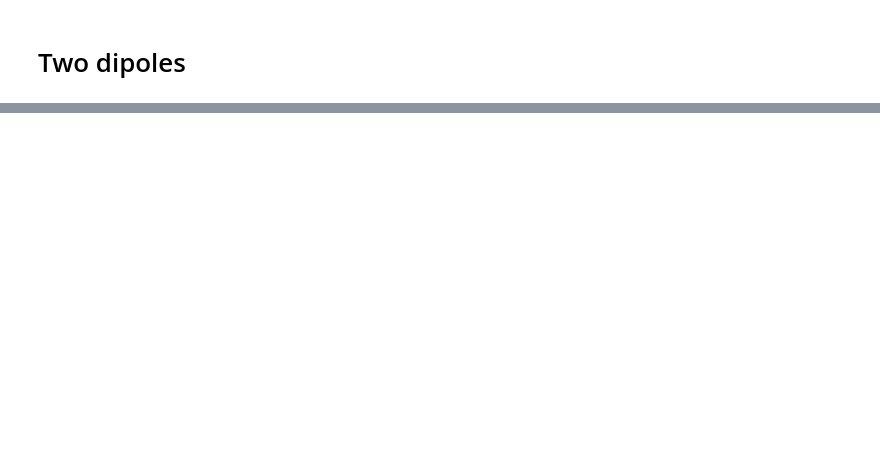
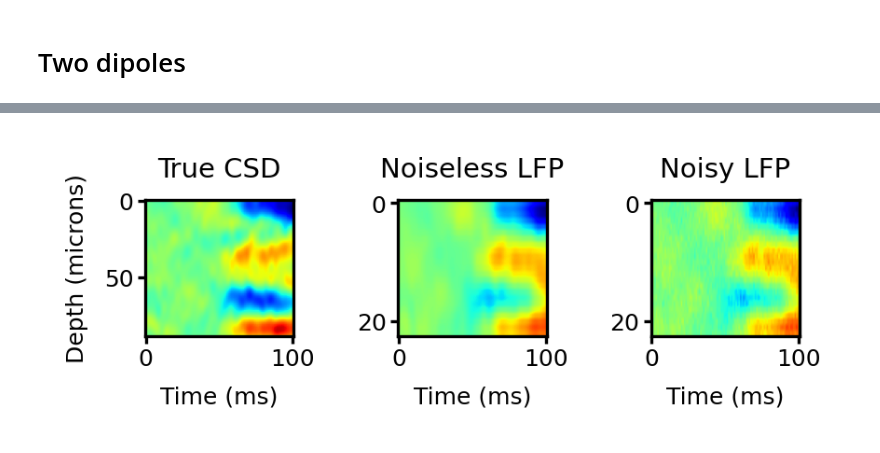
Before and after one commit to Qi-Xin/rCSD, a Jupyter notebook: simulated.ipynb, the cells around one changed output, grey strips where cells are left out. Cells and saved outputs as stored; diff of their text form; code cells hidden in the pictures; blank space fills up the shorter version.

```diff
--- a/simulated.ipynb
+++ b/simulated.ipynb
@@ -237,0 +222,82 @@ plt.show()
+# %%
+"""
+ Simulate some data with a simple template CSD (dipole-like with one spatial dimension),
+ compare GPCSD to traditional CSD and kCSD estimation with and without noise.
+ Produces Figure 1 in the paper.
+"""
+from scipy.interpolate import interp1d
+
+# %% Setup
+deltaz = 10.0   # Spacing for predictions spatially (microns)
+deltax = 40.0
+R_true = 200   # Radius of cylinder in forward model (microns)
+a = 0          # Top edge of electrode probe (microns)
+b = 880       # Bottom edge of electrode probe (microns)
+nt = 101        # Number of time points
+nx = 23        # Number of observed spatial locations for LFP
+nz_gt = 23
+t_start = 250
+t_end = 250 + nt
+
+t = np.linspace(t_start, t_end, nt)[:, None]
+x = np.linspace(a, b, nx)[:, None]
+z_gt = np.linspace(a, b, nz_gt)[:, None]
+
+# %% Create true CSD
+csd_data = np.load('csd_ground_truth.npy', allow_pickle=True).item()
+# csd_true_gt = csd_data['all_trials'].transpose([1,2,0])[:nz_gt, t_start:t_end, :]
+csd_true_gt = csd_data['trial_avg'][:nz_gt, t_start:t_end, None]
+
+# Interpolate csd_true to make it more dense in spatial dimension
+# Create dense spatial grid (4x more dense)
+z = np.linspace(z_gt[0,0], z_gt[-1,0], nz_gt*4-3)[:,None]
+nz = len(z)
+# Interpolate each time point and trial
+csd_true = np.zeros((len(z), csd_true_gt.shape[1], csd_true_gt.shape[2]))
+for time in range(csd_true.shape[1]):
+    for trial in range(csd_true.shape[2]):
+        f = interp1d(z_gt.flatten(), csd_true_gt[:,time,trial], kind='cubic')
+        csd_true[:,time,trial] = f(z.flatten())
+
+
+ntrial = csd_true.shape[2]
+print('Biophysical ground truth CSD shape')
+print(csd_true.shape)
+
+
+# %% Create observed LFP
+noiseless = np.zeros((nx, nt, ntrial))
+for itrial in range(ntrial):
+    noiseless[:,:,itrial] = normalize(forward_models.fwd_model_1d(csd_true[:,:,itrial], z, x, R_true))
+
+# Add white noise to LFP
+lfp = noiseless + np.random.normal(0, 0.03, size=(nx, nt, ntrial))
+
+plot_trial = 0
+plt.figure(figsize=(3, 1.2), dpi=300)
+plt.subplot(131)
+to_plot = csd_true[:, :, plot_trial]
+maximum = np.max(np.abs(to_plot))
+plt.imshow(to_plot, aspect='auto', cmap='jet',
+                vmin=-1*maximum, vmax=1*maximum)
+plt.title('True CSD')
+plt.ylabel('Depth (microns)')
+plt.xlabel('Time (ms)')
+plt.subplot(132)
+to_plot = noiseless[:, :, plot_trial]
+maximum = np.max(np.abs(to_plot))
+plt.imshow(to_plot, aspect='auto', cmap='jet',
+                vmin=-maximum, vmax=maximum)
+plt.title('Noiseless LFP')
+plt.xlabel('Time (ms)')
+plt.subplot(133)
+to_plot = lfp[:, :, plot_trial]
+maximum = np.max(np.abs(to_plot))
+plt.imshow(to_plot, aspect='auto', cmap='jet',
+                vmin=-maximum, vmax=maximum)
+plt.title('Noisy LFP')
+plt.xlabel('Time (ms)')
+
+plt.tight_layout()
+plt.show()
+# %% [output]
@@ -237,0 +306 @@ plt.show()
+[figure, added]
```
Also changed, not shown: parts of 24 cells of this notebook, 2 other files.
